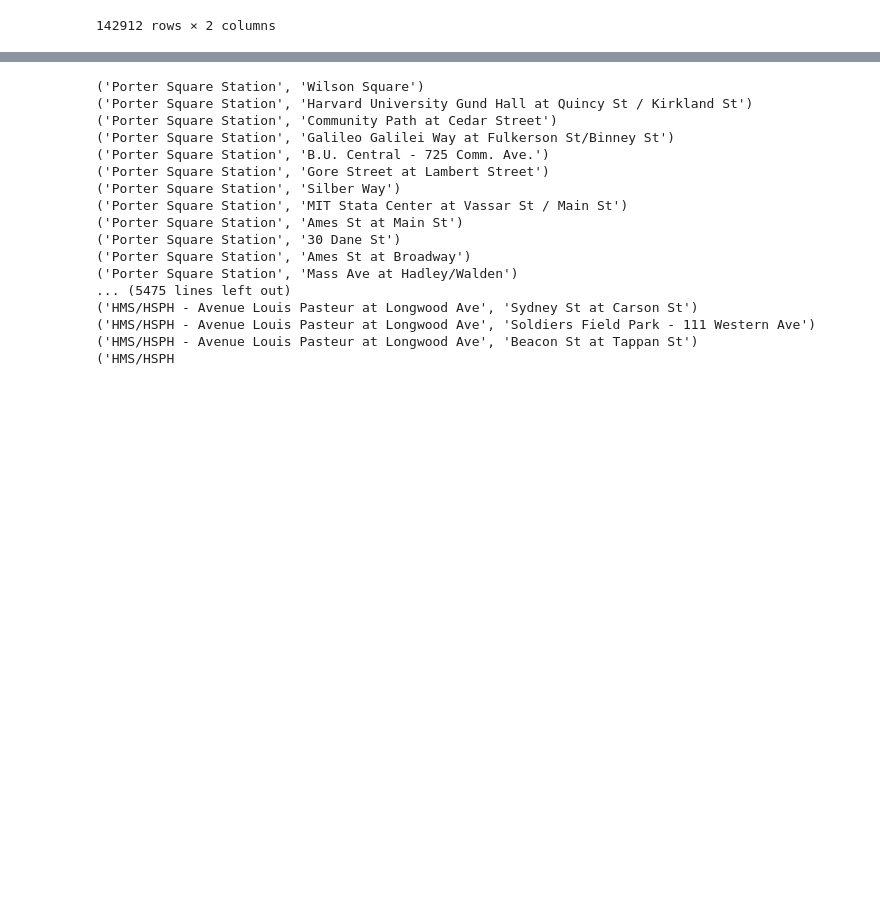
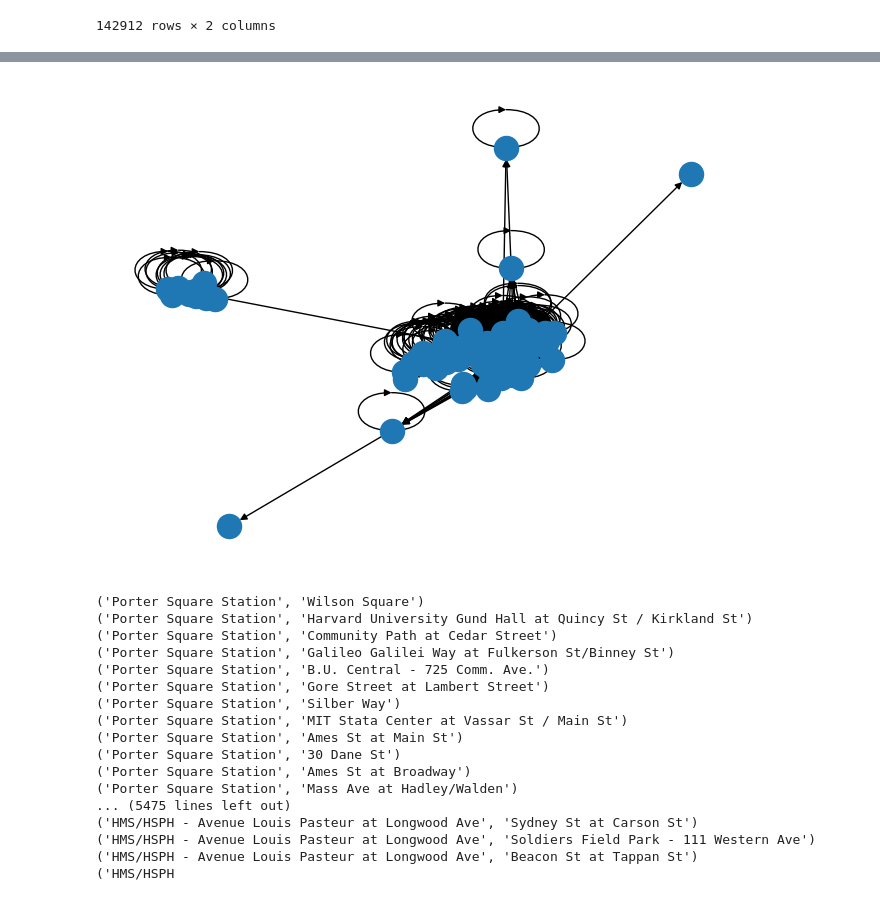
Before and after one commit to bresek/Map-Promt-Mondays, a Jupyter notebook: flow-map/Boston Blue Bike Flow Map.ipynb, the cells around one changed output, grey strips where cells are left out. Saved outputs shown, nothing was run; the diff lists cells and outputs as text; code cells hidden in the pictures; blank space fills up the shorter version.

```diff
--- a/flow-map/Boston Blue Bike Flow Map.ipynb
+++ b/flow-map/Boston Blue Bike Flow Map.ipynb
@@ -28,3 +32,5 @@ bike_start_stop
 | 142910 | Washington St at Rutland St | Rowes Wharf at Atlantic Ave |
 | 142911 | Washington St at Rutland St | Rowes Wharf at Atlantic Ave |
 142912 rows × 2 columns
+# %%
+pair_count = bike_start_stop.groupby(['start station name', 'end station name'], as_index= False).size()
@@ -31,5 +53,11 @@ bike_start_stop
 # %%
-test =nx.from_pandas_edgelist(bike_start_stop,
+test =nx.from_pandas_edgelist(pair_count,
                               "start station name",
-                              "end station name")
+                              "end station name",
+                             edge_attr = "size",
+                             create_using =nx.DiGraph())
+# %%
+nx.draw(test)
+# %% [output]
+[figure, added]
 # %%
```
Also changed, not shown: parts of 3 cells of this notebook, 3 other files.
